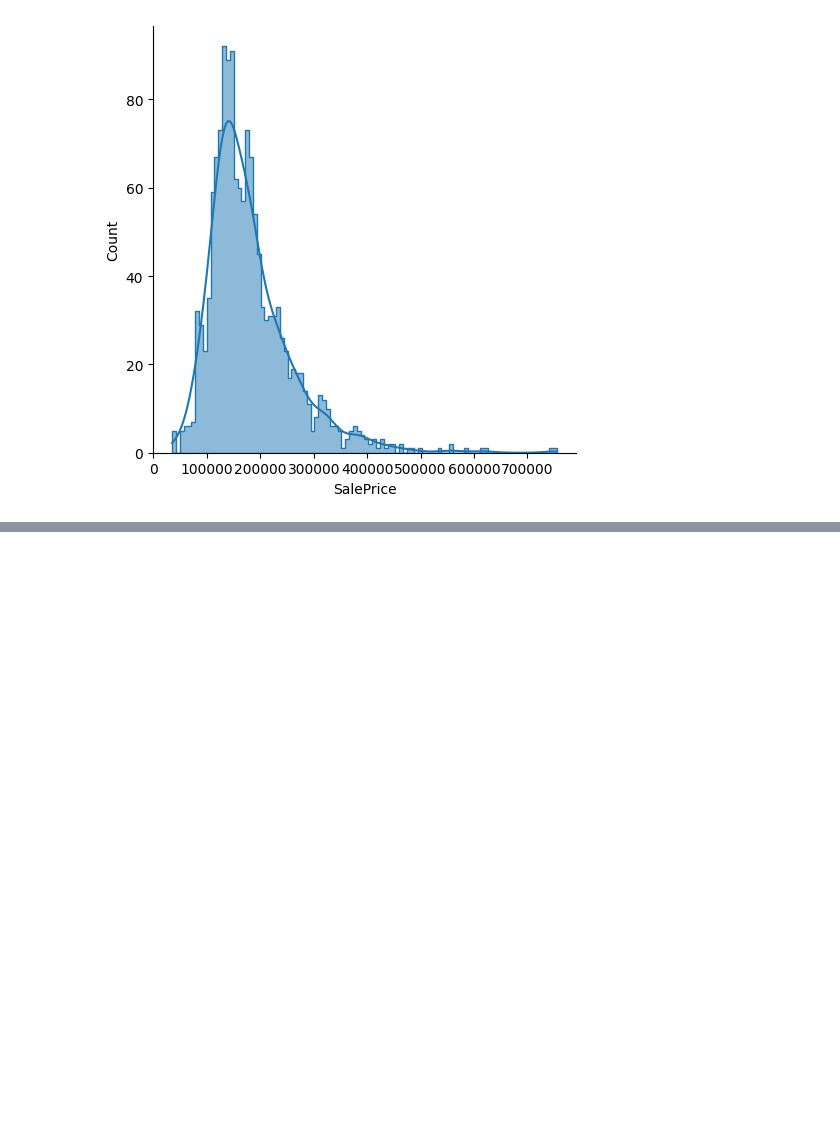
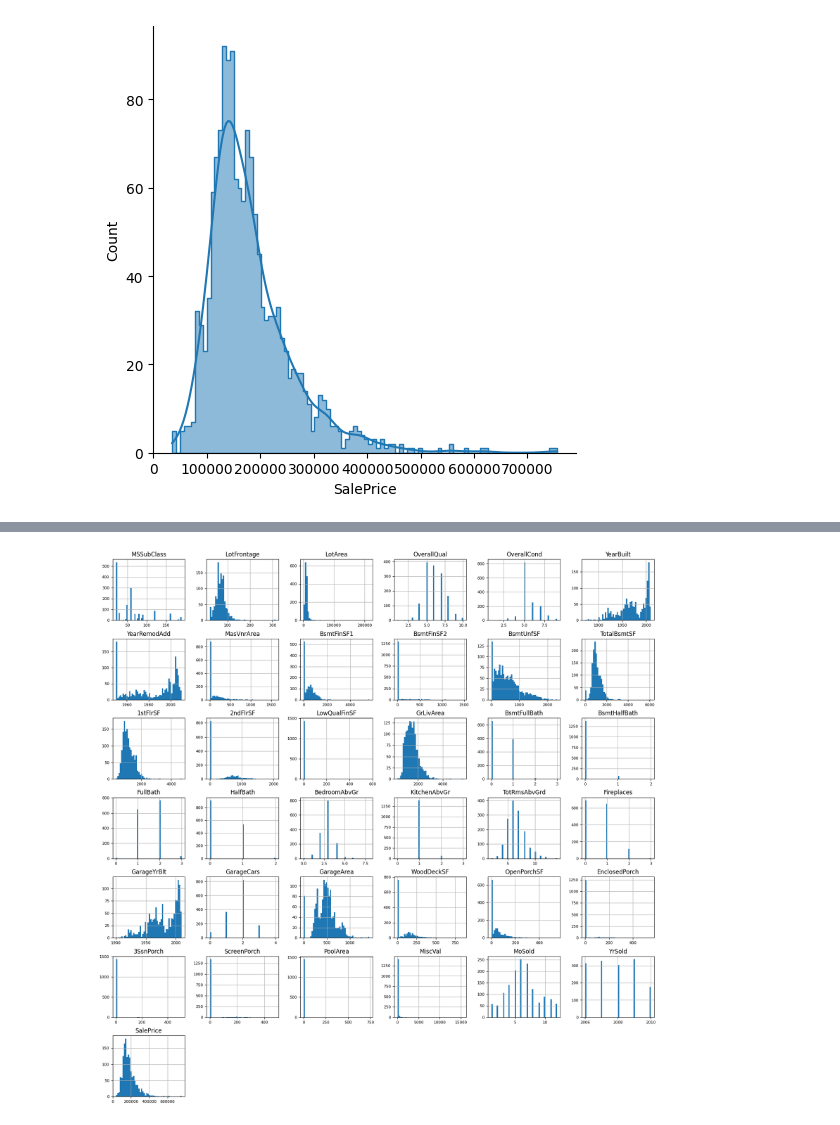
Before and after one commit to arthuralbarelli/house-prices-prediction, a Jupyter notebook: eda-house-prices.ipynb, the cells around one changed output, grey strips where cells are left out. Drawn from its saved outputs; the diff is of its cells as text; code cells hidden in the pictures; blank space fills up the shorter version.

```diff
--- a/eda-house-prices.ipynb
+++ b/eda-house-prices.ipynb
@@ -86,0 +93,3 @@ Name: SalePrice, dtype: float64
+# %%
+num_features_house_prices = house_prices_train_df.select_dtypes(include=['float64', 'int64'])
+num_features_house_prices.head(2)
@@ -86,0 +101,4 @@ Name: SalePrice, dtype: float64
+# %%
+num_features_house_prices.hist(figsize=(20,20), bins=50, xlabelsize=8, ylabelsize=8);
+# %% [output]
+[figure, added]
```
Also changed, not shown: parts of 3 cells of this notebook.
